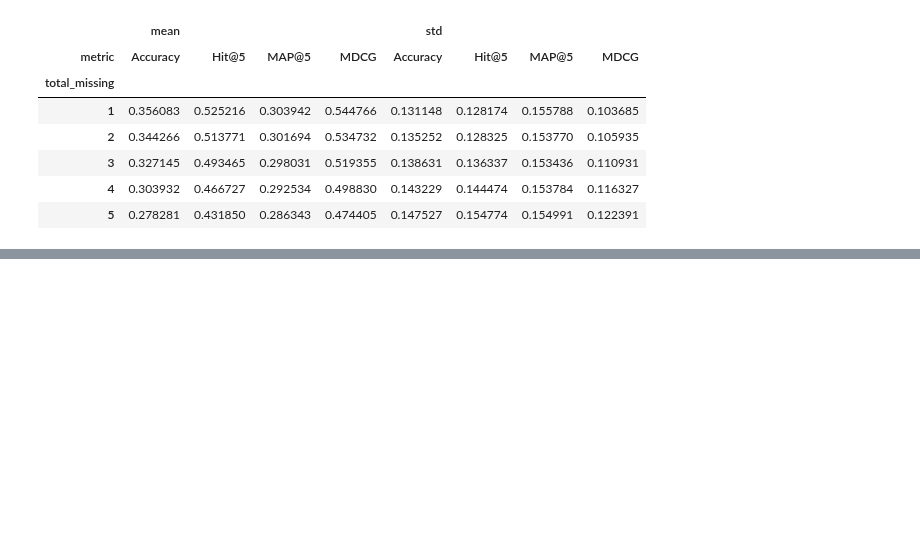
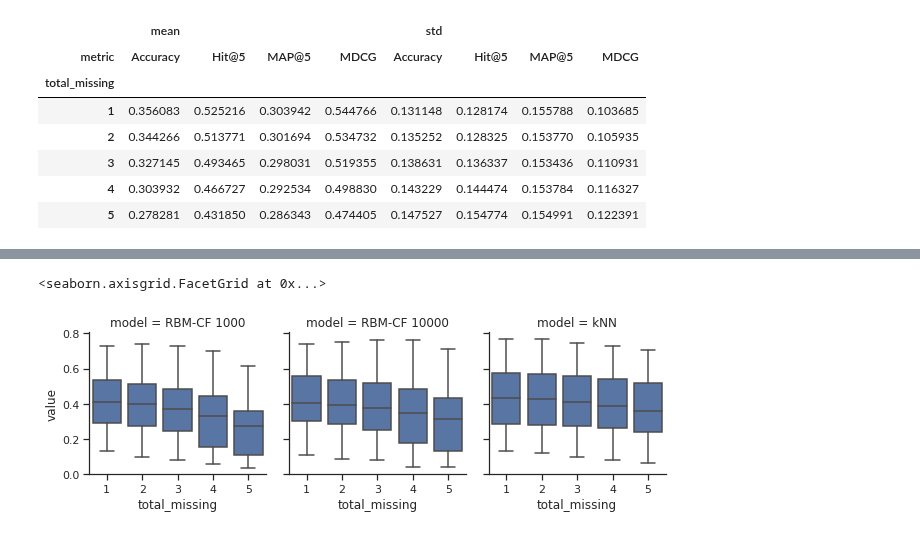
Before and after one commit to SrMouraSilva/RBM, a Jupyter notebook: experiments/notebooks/Lost information.ipynb, the cells around one changed output, grey strips where cells are left out. Saved outputs shown, nothing was run; the diff lists cells and outputs as text; code cells hidden in the pictures; blank space fills up the shorter version.

```diff
--- a/experiments/notebooks/Lost information.ipynb
+++ b/experiments/notebooks/Lost information.ipynb
@@ -67,6 +77,9 @@ data = pd.read_csv('../nn_results.csv', index_col=0)
 data['total_missing'] = data['missing'].str.split(',').str.len() + 1
 #data = data[nn_data['fold'] == 1]
 data['total_missing'] = np.where(data['missing'] == 'set()', 1, data['total_missing'])
+
+model['kNN'] = data
+
 knn_pivot = data.groupby(['metric', 'total_missing'])['value'].agg(["mean", "std"]) \
     .pivot_table(index=['total_missing'], columns='metric', values=['mean', 'std'])
 
@@ -109,0 +127,6 @@ ax.get_figure().savefig("hit5-multiple.pdf", bbox_inches='tight')
+# %%
+g = sns.FacetGrid(pd.concat(model), col="model", sharex=False)
+g.map(sns.boxplot, 'total_missing', 'value')#, 'fold'
+# %% [output]
+<seaborn.axisgrid.FacetGrid at 0x...>
+[figure, added]
```
Also changed, not shown: parts of 9 cells of this notebook, 6 other files.
